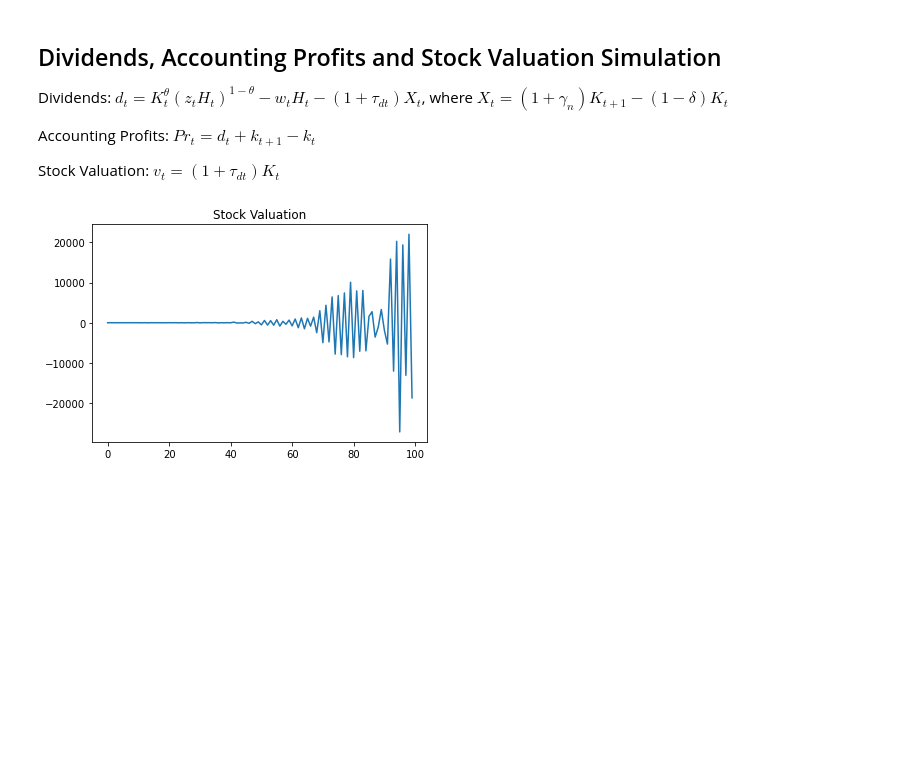
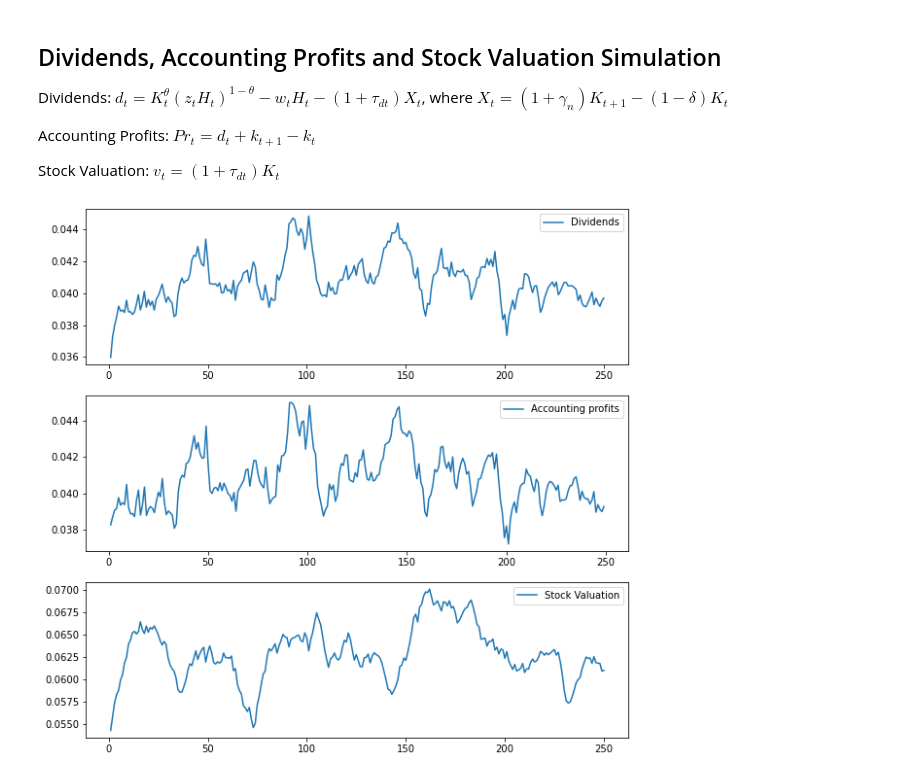
Before and after one commit to hamecetin/Quantitative-Methods-1, a Jupyter notebook: PS3/Homework_3_Econ8185_Hasan_Cetin.ipynb, the cells around one changed output. Drawn from its saved outputs; the diff is of its cells as text; code cells hidden in the pictures; blank space fills up the shorter version.

```diff
--- a/PS3/Homework_3_Econ8185_Hasan_Cetin.ipynb
+++ b/PS3/Homework_3_Econ8185_Hasan_Cetin.ipynb
@@ -1280,9 +1118,47 @@ Dividends: $d_t = K_t^θ (z_t H_t)^{1-\theta} - w_t H_t - (1+τ_{dt})X_t$, where
 Accounting Profits: $Pr_t = d_t + k_{t+1} - k_t$
 
 Stock Valuation: $v_t = (1+τ_{dt})K_t$
-# %%
-plt.plot((1+τ_d)*K[:100])
-plt.title('Stock Valuation')
-plt.show()
-# %% [output]
-[figure, removed]
+# %%
+# Allocate memory:
+
+k_sim = np.empty(time, dtype=float)
+
+# Capital of each period:
+
+k_sim[0] = np.exp(Model.ln_k_ss)
+
+# Capital chosen for tomorrow:
+
+kp_sim = np.exp(u_sim[:, 0])
+
+# Labor simulation:
+
+h_sim = u_sim[:, 1]
+
+# The capital for tomorrow is the capital selected today:
+
+k_sim[1:] = kp_sim[0:-1]
+
+# Dividends:
+
+d_sim = y_sim - w_sim * h_sim - (1 + τ_d) * i_sim
+
+# Accounting profits:
+
+pr_sim = d_sim[0:-1] + k_sim[1:] - k_sim[0:-1]
+
+#Stock valuation:
+
+v_sim = (1 + τ_d) * k_sim
+
+
+fig, ax = plt.subplots(3, figsize=(10,10))
+ax[0].plot(np.linspace(1, time, time), d_sim, label = "Dividends")
+ax[0].legend()
+ax[1].plot(np.linspace(1, time-1, time-1), pr_sim, label = "Accounting profits")
+ax[1].legend()
+ax[2].plot(np.linspace(1, time, time), v_sim, label = "Stock Valuation")
+ax[2].legend()
+plt.show()
+# %% [output]
+[figure, added]
```
Also changed, not shown: parts of 48 cells of this notebook, 1 other file.
